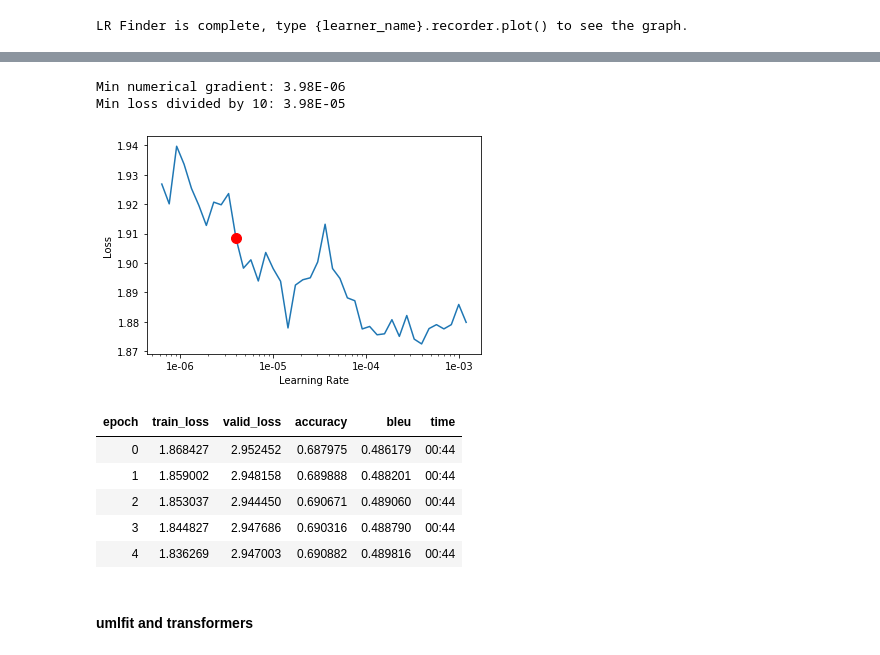
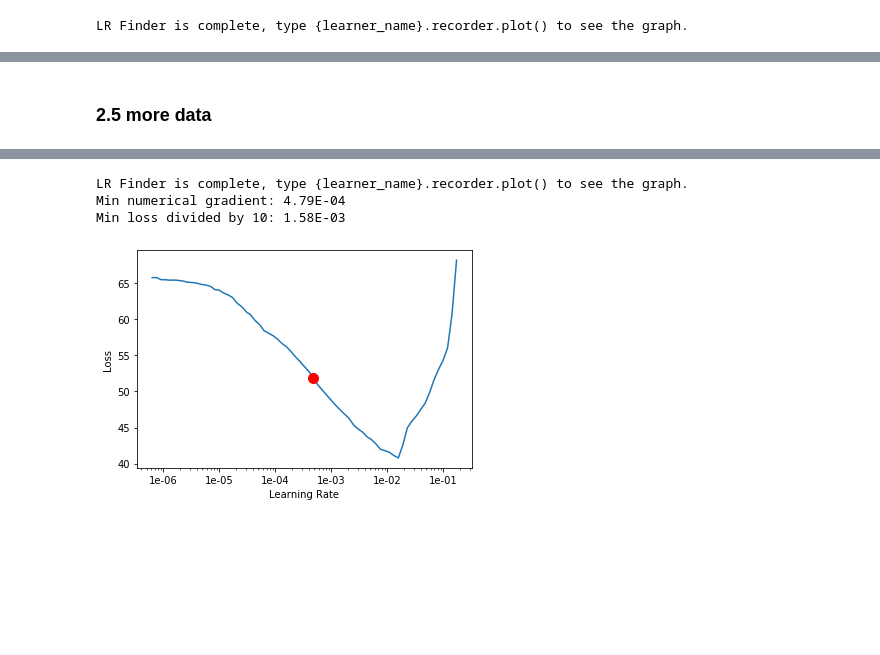
Before and after one commit to javiber/course-nlp, a Jupyter notebook: NLP-track-project.ipynb, the cells around one changed output, grey strips where cells are left out. Drawn from its saved outputs; the diff is of its cells as text; code cells hidden in the pictures; blank space fills up the shorter version.

Commit message:
Fixed transformers and re-trained

```diff
--- a/NLP-track-project.ipynb
+++ b/NLP-track-project.ipynb
@@ -765,3 +950,0 @@ class TransformerEmbedding(nn.Module):
-# %%
-class EncoderBlock(DecoderLayer):  # https://github.com/fastai/fastai/blob/master/fastai/text/models/transformer.py#L138
-    pass
@@ -887,3 +1091,21 @@ LR Finder is complete, type {learner_name}.recorder.plot() to see the graph.
+# %% [markdown]
+### 2.5 more data
+# %%
+data = load_data(base_path, base_path/'500k_data.pk', bs=64)
+# %%
+model = Transformer(len(data.y.vocab.itos), n_layers=12, n_heads=12)
+# %%
+from fastai.callbacks import EarlyStoppingCallback, SaveModelCallback
+
+learn = Learner(
+    data, model,
+    loss_func=FlattenedLoss(LabelSmoothingCrossEntropy, axis=-1),
+    metrics=[accuracy, CorpusBLEU(len(data.y.vocab.itos))],
+    callback_fns=[partial(EarlyStoppingCallback, monitor='valid_loss', min_delta=0.01, patience=3)],
+)
+learn.callbacks.append(
+    SaveModelCallback(learn, every='improvement', monitor='valid_loss', name='best'))
 # %%
-learn.recorder.plot(skip_end=20, suggestion=True)
+learn.lr_find()
+learn.recorder.plot(suggestion=True)
 # %% [output]
@@ -890,12 +1113,4 @@ learn.recorder.plot(skip_end=20, suggestion=True)
-Min numerical gradient: 3.98E-06
-Min loss divided by 10: 3.98E-05
+LR Finder is complete, type {learner_name}.recorder.plot() to see the graph.
+Min numerical gradient: 4.79E-04
+Min loss divided by 10: 1.58E-03
-[figure, old version]
+[figure, new version]
-# %%
-learn.fit_one_cycle(5, 4e-6)
-# %% [output]
-| epoch | train_loss | valid_loss | accuracy | bleu | time |
-| 0 | 1.868427 | 2.952452 | 0.687975 | 0.486179 | 00:44 |
-| 1 | 1.859002 | 2.948158 | 0.689888 | 0.488201 | 00:44 |
-| 2 | 1.853037 | 2.944450 | 0.690671 | 0.489060 | 00:44 |
-| 3 | 1.844827 | 2.947686 | 0.690316 | 0.488790 | 00:44 |
-| 4 | 1.836269 | 2.947003 | 0.690882 | 0.489816 | 00:44 |
@@ -904,2 +1116,0 @@ learn.save('transformer-fastext')
-# %% [markdown]
-#### umlfit and transformers
```
Also changed, not shown: parts of 136 cells of this notebook.
